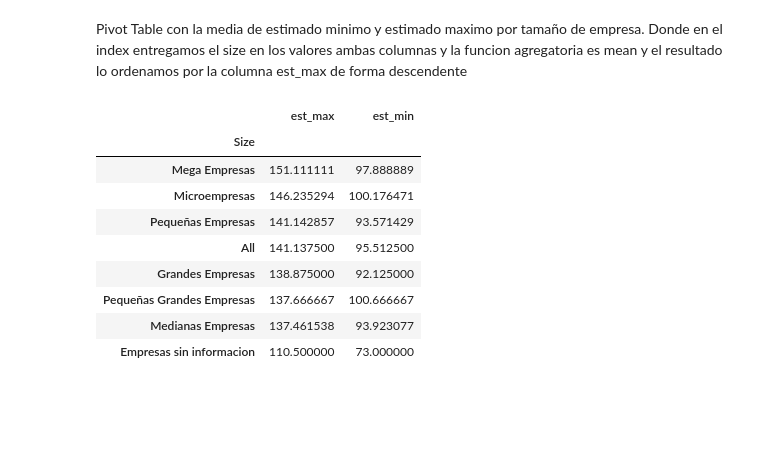
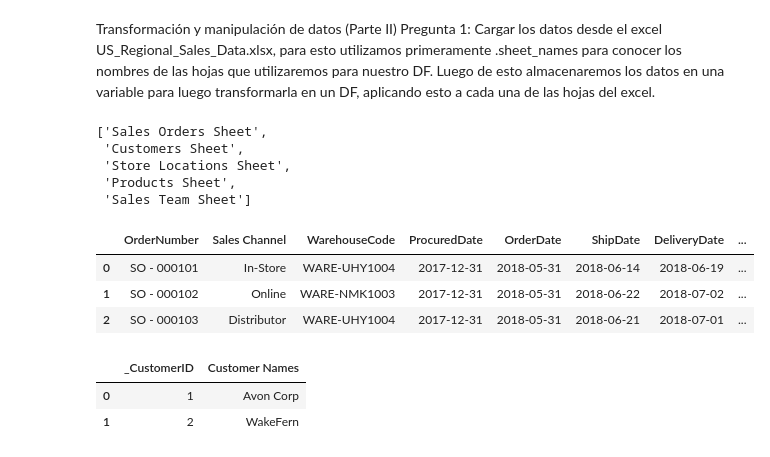
Before and after one commit to H311d0g/Desafio_Datos, a Jupyter notebook: desafio_GNO.ipynb, the cells around one changed output. Drawn from its saved outputs; the diff is of its cells as text; code cells hidden in the pictures; blank space fills up the shorter version.

```diff
--- a/desafio_GNO.ipynb
+++ b/desafio_GNO.ipynb
@@ -314,23 +1,5 @@ df_wonan.head(3)
-# %% [markdown]
-Pivot Table con la media de estimado minimo y estimado maximo por tamaño de empresa.
-Donde en el index entregamos el size en los valores ambas columnas y la funcion agregatoria es mean y el resultado lo ordenamos por la columna est_max de forma descendente
-# %%
-df_pivot3 = pd.pivot_table(
-                           data=df_wonan
-                          ,index="Size"
-                          ,values=["est_min", "est_max"]
-                          ,aggfunc="mean"
-                          ,margins=True
-)
-df_pivot3.sort_values(by=['est_max'], ascending=False)
-# %% [output]
-|  | est_max | est_min |
-| Size |  |  |
-| Mega Empresas | 151.111111 | 97.888889 |
-| Microempresas | 146.235294 | 100.176471 |
-| Pequeñas Empresas | 141.142857 | 93.571429 |
-| All | 141.137500 | 95.512500 |
-| Grandes Empresas | 138.875000 | 92.125000 |
-| Pequeñas Grandes Empresas | 137.666667 | 100.666667 |
-| Medianas Empresas | 137.461538 | 93.923077 |
-| Empresas sin informacion | 110.500000 | 73.000000 |
+# %% [markdown]
+Transformación y manipulación de datos (Parte II)
+Pregunta 1:
+Cargar los datos desde el excel US_Regional_Sales_Data.xlsx, para esto utilizamos primeramente .sheet_names para conocer los nombres de las hojas que utilizaremos para nuestro DF.
+Luego de esto almacenaremos los datos en una variable para luego transformarla en un DF, aplicando esto a cada una de las hojas del excel.
@@ -336,0 +11,26 @@ df_pivot3.sort_values(by=['est_max'], ascending=False)
+# %%
+#Revisar los nombres de las hojas de xlsx
+pd.ExcelFile('US_Regional_Sales_Data.xlsx').sheet_names
+# %% [output]
+['Sales Orders Sheet',
+ 'Customers Sheet',
+ 'Store Locations Sheet',
+ 'Products Sheet',
+ 'Sales Team Sheet']
+# %%
+data_sales = pd.read_excel('US_Regional_Sales_Data.xlsx', sheet_name='Sales Orders Sheet')
+df_sales = pd.DataFrame(data_sales)
+df_sales.head(3)
+# %% [output]
+|  | OrderNumber | Sales Channel | WarehouseCode | ProcuredDate | OrderDate | ShipDate | DeliveryDate | ... |
+| 0 | SO - 000101 | In-Store | WARE-UHY1004 | 2017-12-31 | 2018-05-31 | 2018-06-14 | 2018-06-19 | ... |
+| 1 | SO - 000102 | Online | WARE-NMK1003 | 2017-12-31 | 2018-05-31 | 2018-06-22 | 2018-07-02 | ... |
+| 2 | SO - 000103 | Distributor | WARE-UHY1004 | 2017-12-31 | 2018-05-31 | 2018-06-21 | 2018-07-01 | ... |
+# %%
+data_customers = pd.read_excel("US_Regional_Sales_Data.xlsx", sheet_name='Customers Sheet')
+df_customers = pd.DataFrame(data_customers)
+df_customers.head(2)
+# %% [output]
+|  | _CustomerID | Customer Names |
+| 0 | 1 | Avon Corp |
+| 1 | 2 | WakeFern |
```
Also changed, not shown: parts of 53 cells of this notebook.
